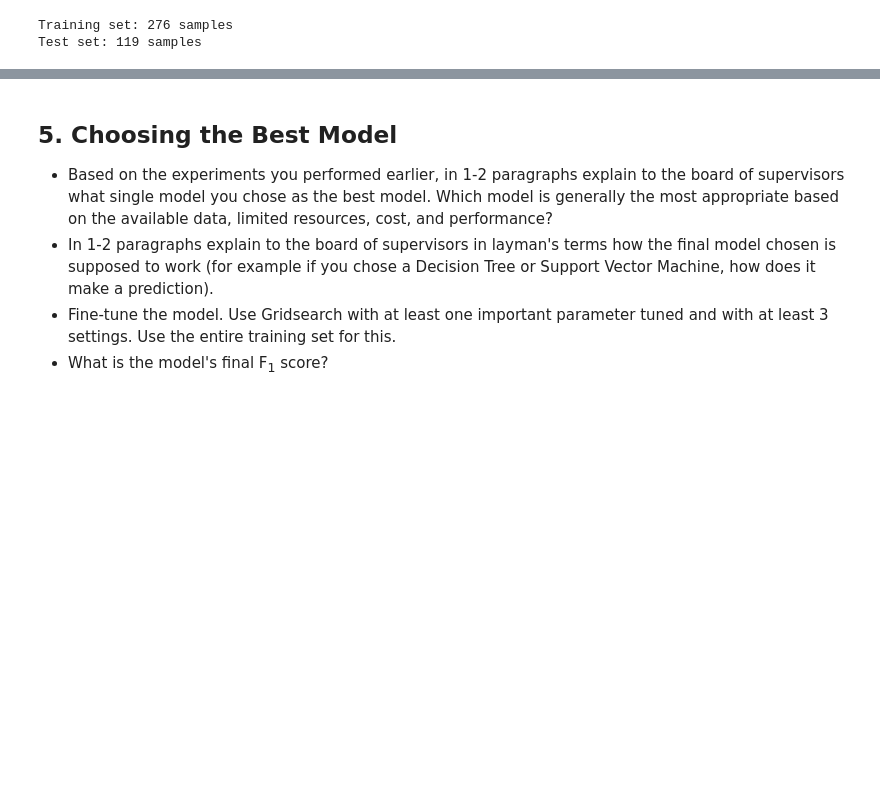
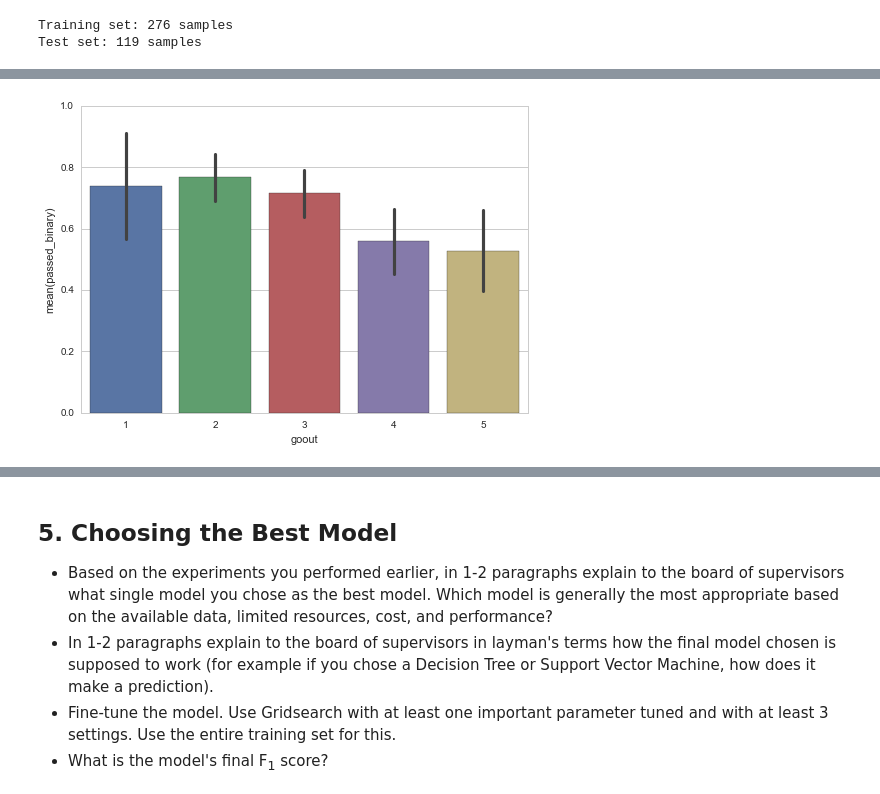
Before and after one commit to baumanab/Udacity_MachineLearningEngineer_ND, a Jupyter notebook: projects/student_intervention/student_intervention.ipynb, the cells around one changed output, grey strips where cells are left out. Drawn from its saved outputs; the diff is of its cells as text; code cells hidden in the pictures; blank space fills up the shorter version.

```diff
--- a/projects/student_intervention/student_intervention.ipynb
+++ b/projects/student_intervention/student_intervention.ipynb
@@ -203,0 +295,4 @@ Test set: 119 samples
+# %%
+sns.barplot(x="goout", y="passed_binary", order= [1,2,3,4,5],data= combined_X_y);
+# %% [output]
+[figure, added]
```
Also changed, not shown: parts of 16 cells of this notebook.
